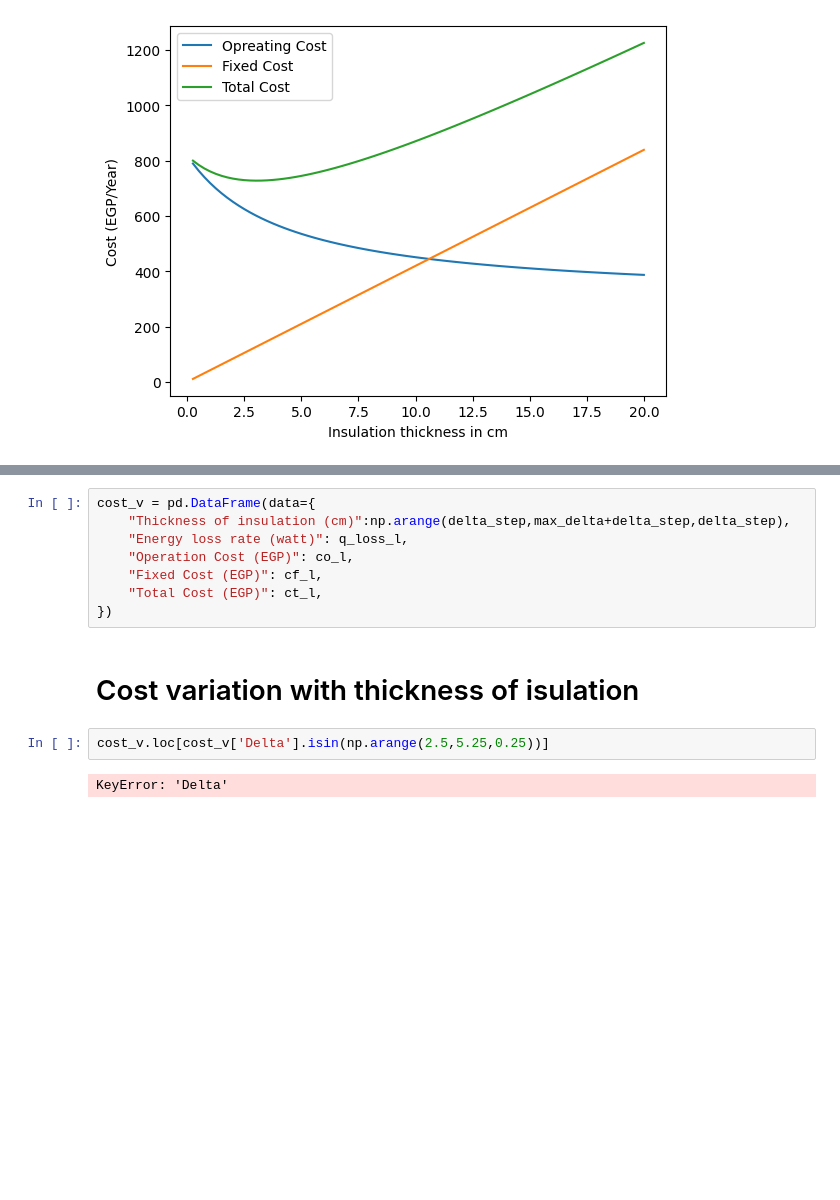
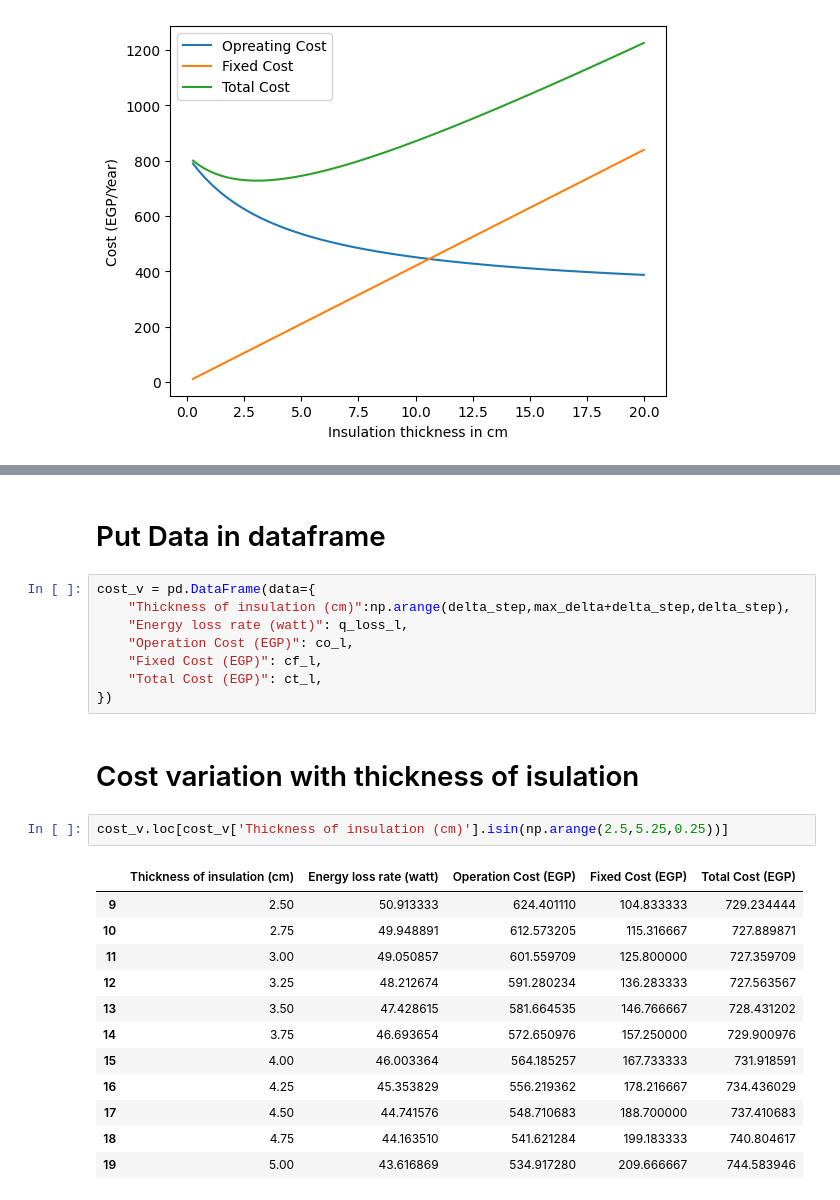
Before and after one commit to fadygamil12/Solar-Heater, a Jupyter notebook: Tank.ipynb, the cells around one changed output, grey strips where cells are left out. Saved outputs shown, nothing was run; the diff lists cells and outputs as text; blank space fills up the shorter version.

Commit message:
adjust variation data frame to 0.5 step

```diff
--- a/Tank.ipynb
+++ b/Tank.ipynb
@@ -290,3 +288,5 @@ plt.show()
+# %% [markdown]
+# Put Data in dataframe
 # %%
 cost_v = pd.DataFrame(data={
     "Thickness of insulation (cm)":np.arange(delta_step,max_delta+delta_step,delta_step),
@@ -295,9 +295,20 @@ cost_v = pd.DataFrame(data={
     "Fixed Cost (EGP)": cf_l,
     "Total Cost (EGP)": ct_l,
 })
-# %% [markdown]
-# Cost variation with thickness of isulation
-# %%
-cost_v.loc[cost_v['Delta'].isin(np.arange(2.5,5.25,0.25))]
-# %% [output]
-KeyError: 'Delta'
+# %% [markdown]
+# Cost variation with thickness of isulation
+# %%
+cost_v.loc[cost_v['Thickness of insulation (cm)'].isin(np.arange(2.5,5.25,0.25))]
+# %% [output]
+|  | Thickness of insulation (cm) | Energy loss rate (watt) | Operation Cost (EGP) | Fixed Cost (EGP) | Total Cost (EGP) |
+| 9 | 2.50 | 50.913333 | 624.401110 | 104.833333 | 729.234444 |
+| 10 | 2.75 | 49.948891 | 612.573205 | 115.316667 | 727.889871 |
+| 11 | 3.00 | 49.050857 | 601.559709 | 125.800000 | 727.359709 |
+| 12 | 3.25 | 48.212674 | 591.280234 | 136.283333 | 727.563567 |
+| 13 | 3.50 | 47.428615 | 581.664535 | 146.766667 | 728.431202 |
+| 14 | 3.75 | 46.693654 | 572.650976 | 157.250000 | 729.900976 |
+| 15 | 4.00 | 46.003364 | 564.185257 | 167.733333 | 731.918591 |
+| 16 | 4.25 | 45.353829 | 556.219362 | 178.216667 | 734.436029 |
+| 17 | 4.50 | 44.741576 | 548.710683 | 188.700000 | 737.410683 |
+| 18 | 4.75 | 44.163510 | 541.621284 | 199.183333 | 740.804617 |
+| 19 | 5.00 | 43.616869 | 534.917280 | 209.666667 | 744.583946 |
```
Also changed, not shown: parts of 1 cell of this notebook.
